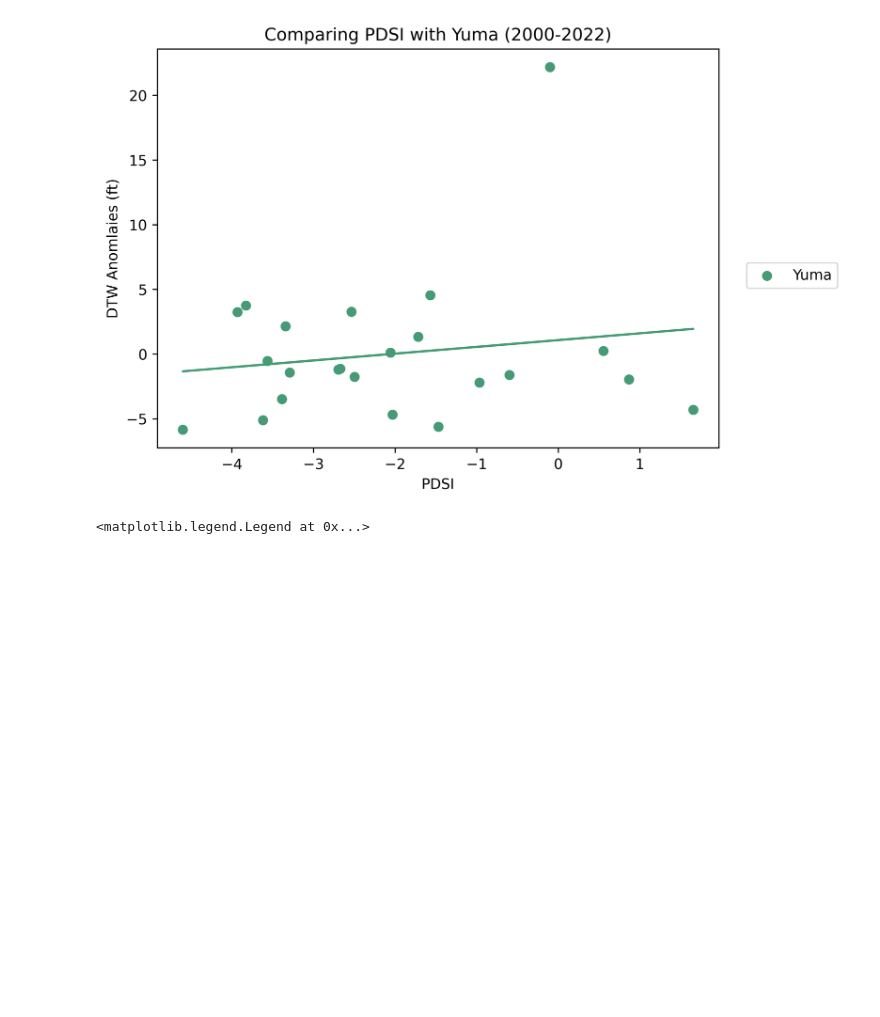
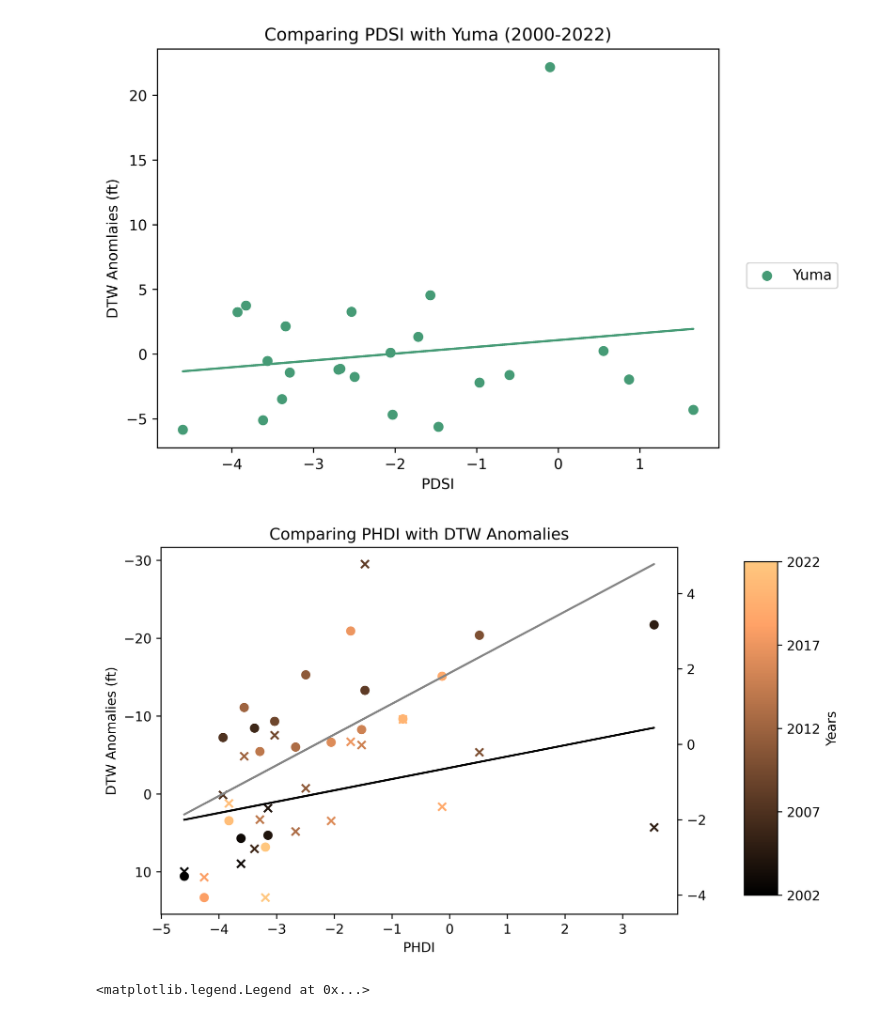
Before and after one commit to dtadych/Drought_Southwest, a Jupyter notebook: Code/FigureCreation/4b_CasestudyAnalysis.ipynb, the cells around one changed output. Cells and saved outputs as stored; diff of their text form; code cells hidden in the pictures; blank space fills up the shorter version.

```diff
--- a/Code/FigureCreation/4b_CasestudyAnalysis.ipynb
+++ b/Code/FigureCreation/4b_CasestudyAnalysis.ipynb
@@ -580,6 +561,85 @@ Pearson Correlation coefficient
   rsq = 0.023
   pval = 0.4861
 [figure]
+# %%
+indice = 'PHDI'
+# Scatterplot of correlation values
+ds = dtw_anomalys.copy()
+
+# # Define a threshold for extreme values
+threshold = -20  # Example threshold value, adjust as needed
+
+# # Replace extreme values with NaN
+# ds2 = ds2.applymap(lambda x: np.nan if x < threshold else x)
+
+# Ensure index names are consistent
+ds.index.name = 'years'
+ds.index = ds.index.astype(int)
+
+# Generate a color map based on the years
+years = ds.index
+norm = mcolors.Normalize(vmin=years.min(), vmax=years.max())
+colors = cm.copper(np.linspace(0, 1, len(years)))
+color_map = {year: color for year, color in zip(years, colors)}
+
+name = 'Comparing ' + indice + ' with DTW Anomalies'
+columns = ds.columns
+column_list = ds.columns.tolist()
+betterlabels = [StudyArea]
+
+fig, ax = plt.subplots(figsize=(7, 5))
+
+x = drought_indices[indice]
+
+# AZ Wells
+for i, j in zip(column_list, betterlabels):
+    y2 = ds2[i]
+    for year in ds.index:
+        ax.scatter(x.loc[year], y2.loc[year], label=f"{j} {year}", color=color_map[year], marker='x'
+                   ,alpha=1
+                   )
+    # z = np.polyfit(x2, y2, 1)
+    # p = np.poly1d(z)
+    # plt.plot(x2, p(x2), '-', color=az_wells_color, alpha=1)  # Changed to black for clarity
+    # Drop NaN values before fitting
+    valid_mask = ~y2.isna()
+    valid_x2 = x2[valid_mask]
+    valid_y2 = y2[valid_mask]
+
+    if len(valid_x2) > 0 and len(valid_y2) > 0:  # Ensure there are enough points to fit
+        z = np.polyfit(valid_x2, valid_y2, 1)
+        p = np.poly1d(z)
+        plt.plot(valid_x2, p(valid_x2), '-', color='black', alpha=1)  # Changed to black for clarity
+
+# Reverse the order of the secondary y-axis
+ax.set_ylim(ax.get_ylim()[::-1])
+
+ax.set_xlabel(indice)
+# ax2.set_ylabel('LWE Anomalies (cm)')
+ax.set_ylabel('DTW Anomalies (ft)')
+ax.set_title(name, loc='center')
+fig.set_dpi(600)
+
+# Adding a color bar to represent the years, positioned manually
+sm = plt.cm.ScalarMappable(cmap=cm.copper, norm=norm)
+sm.set_array([])  # Only needed for older versions of matplotlib
+
+# Specify the position of the color bar using a rectangle (x, y, width, height)
+cbar_position = [1.0, 0.15, 0.05, 0.7]  # Adjust these values as needed
+cbar_ax = fig.add_axes(cbar_position)
+cbar = plt.colorbar(sm, cax=cbar_ax, orientation='vertical')
+cbar.set_label('Years')
+
+# Set color bar ticks to show every 5 years
+tick_locations = np.arange(years.min(), years.max() + 1, 5)
+cbar.set_ticks(tick_locations)
+cbar.set_ticklabels(tick_locations)
+
+plt.show()
+
+# plt.savefig(outputpath+name, bbox_inches='tight')
+# %% [output]
+[figure, added]
 # %%
 ds = dtw_anomalys
 min_yr = 2000
```
Also changed, not shown: parts of 5 cells of this notebook, 6 other files.
